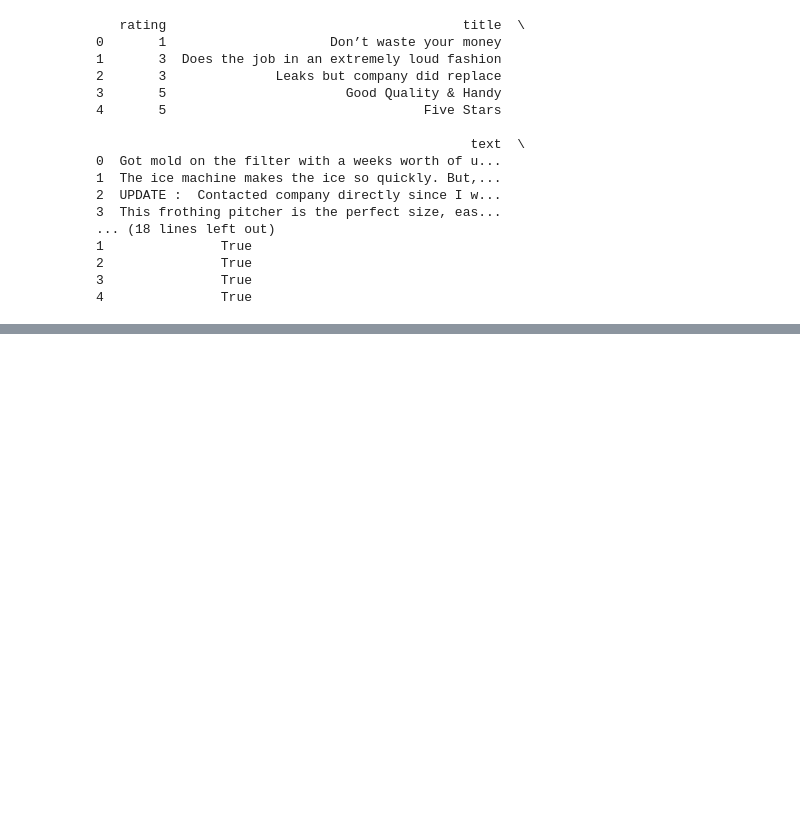
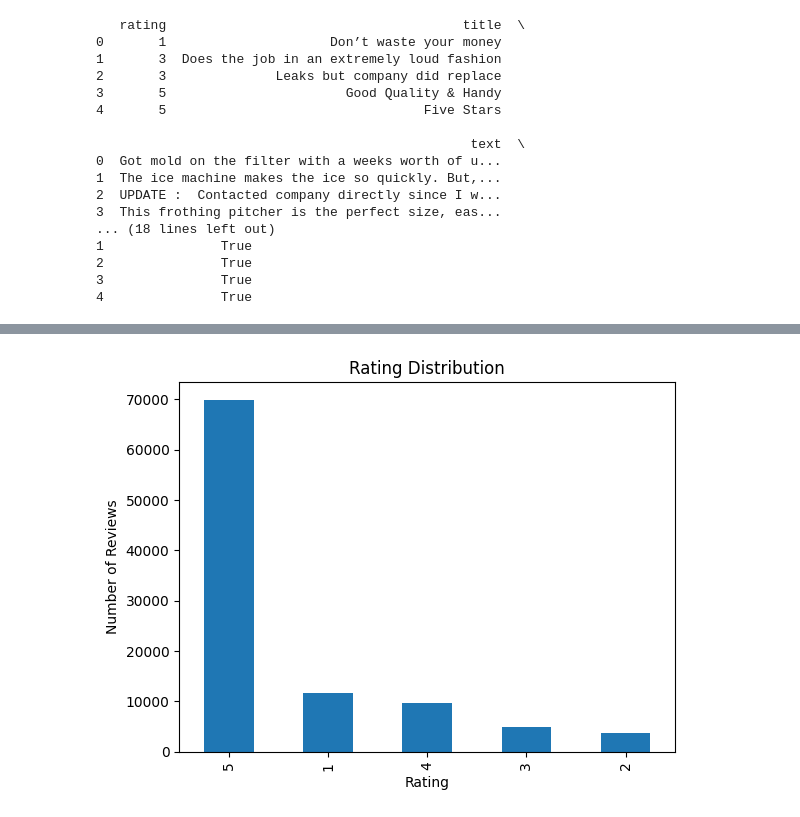
Before and after one commit to KevinRichard1/IntroML-FinalProject, a Jupyter notebook: final_project.ipynb, the cells around one changed output, grey strips where cells are left out. Saved outputs shown, nothing was run; the diff lists cells and outputs as text; code cells hidden in the pictures; blank space fills up the shorter version.

```diff
--- a/final_project.ipynb
+++ b/final_project.ipynb
@@ -167,0 +175,9 @@ weighted avg       0.96      0.96      0.96     47764
+# %%
+# Visualize rating distribution
+pd.Series(reviews_df['rating']).value_counts().plot(kind='bar')
+plt.title("Rating Distribution")
+plt.xlabel("Rating")
+plt.ylabel("Number of Reviews")
+plt.show()
+# %% [output]
+[figure, added]
```
Also changed, not shown: parts of 12 cells of this notebook, 6 other files.
